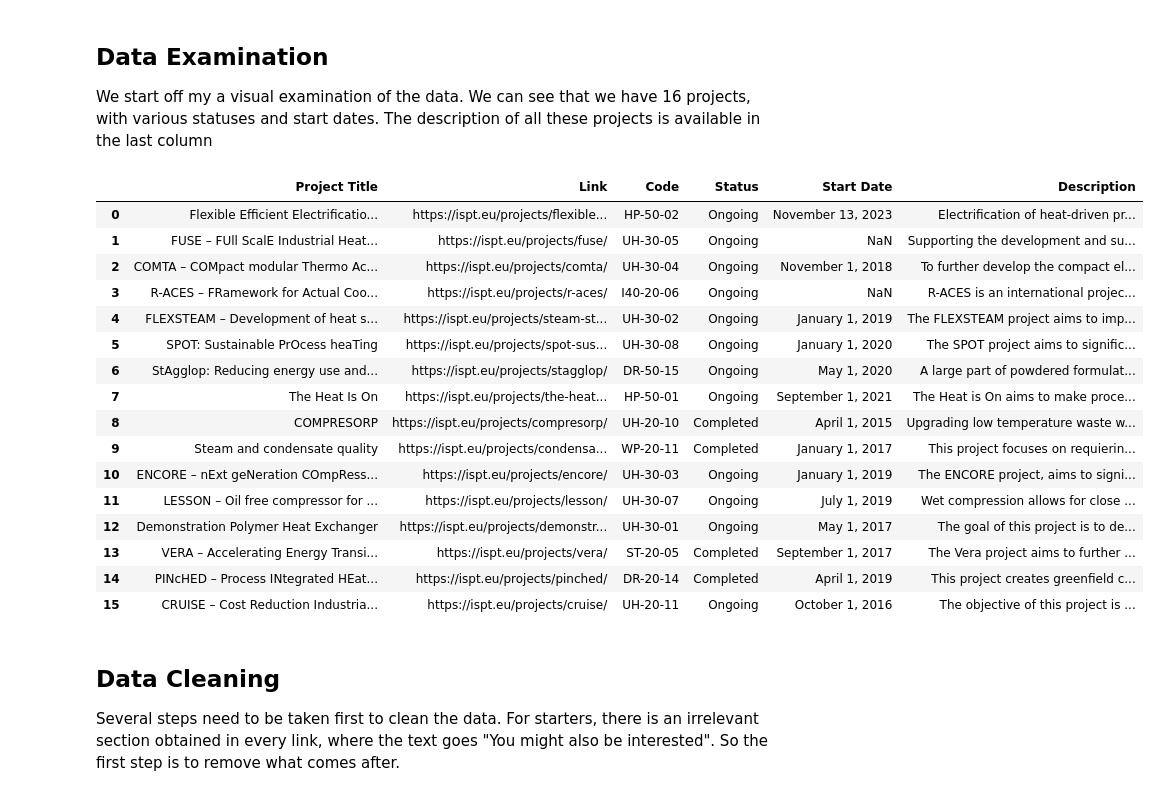
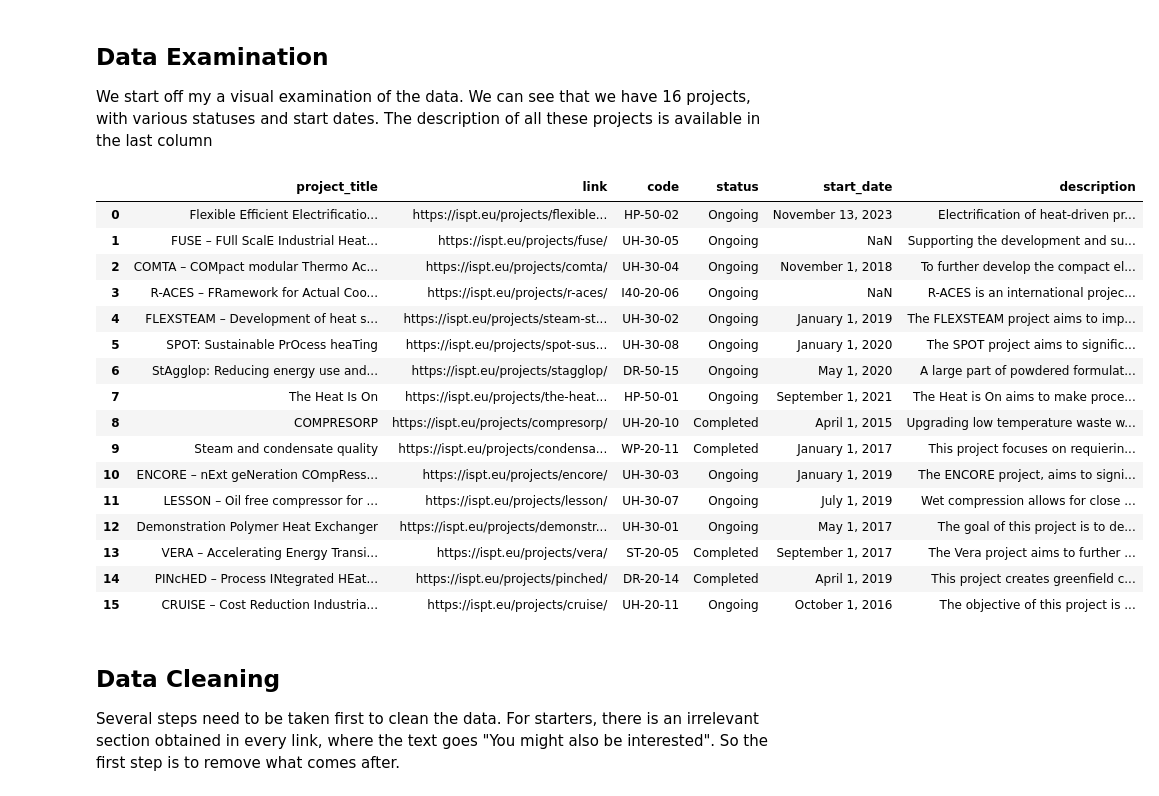
Before and after one commit to Zeid-Hazboun/entropic_case, a Jupyter notebook: entropic_case/data_preprocessing.ipynb, the cells around one changed output. Cells and saved outputs as stored; diff of their text form; code cells hidden in the pictures.

```diff
--- a/entropic_case/data_preprocessing.ipynb
+++ b/entropic_case/data_preprocessing.ipynb
@@ -35,10 +36,10 @@ True
 ## Data Examination
 We start off my a visual examination of the data. We can see that we have 16 projects, with various statuses and start dates. The description of all these projects is available in the last column
 # %%
-df = pd.read_csv("/Users/zeidsmac/Desktop/entropic_case/data/ispt_projects.csv.csv")
+df = pd.read_csv("/Users/zeidsmac/Desktop/entropic_case/data/ispt_projects.csv") #change file path to local one
 df
 # %% [output]
-|  | Project Title | Link | Code | Status | Start Date | Description |
+|  | project_title | link | code | status | start_date | description |
 | 0 | Flexible Efficient Electrificatio... | https://ispt.eu/projects/flexible... | HP-50-02 | Ongoing | November 13, 2023 | Electrification of heat-driven pr... |
 | 1 | FUSE – FUll ScalE Industrial Heat... | https://ispt.eu/projects/fuse/ | UH-30-05 | Ongoing | NaN | Supporting the development and su... |
 | 2 | COMTA – COMpact modular Thermo Ac... | https://ispt.eu/projects/comta/ | UH-30-04 | Ongoing | November 1, 2018 | To further develop the compact el... |
```
Also changed, not shown: parts of 8 cells of this notebook, 10 other files.
